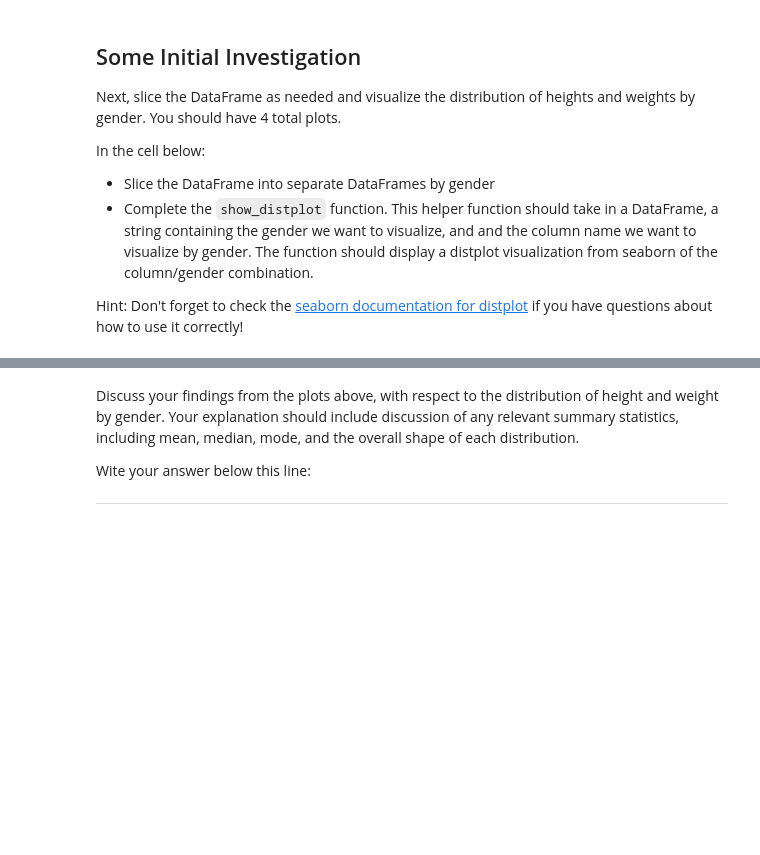
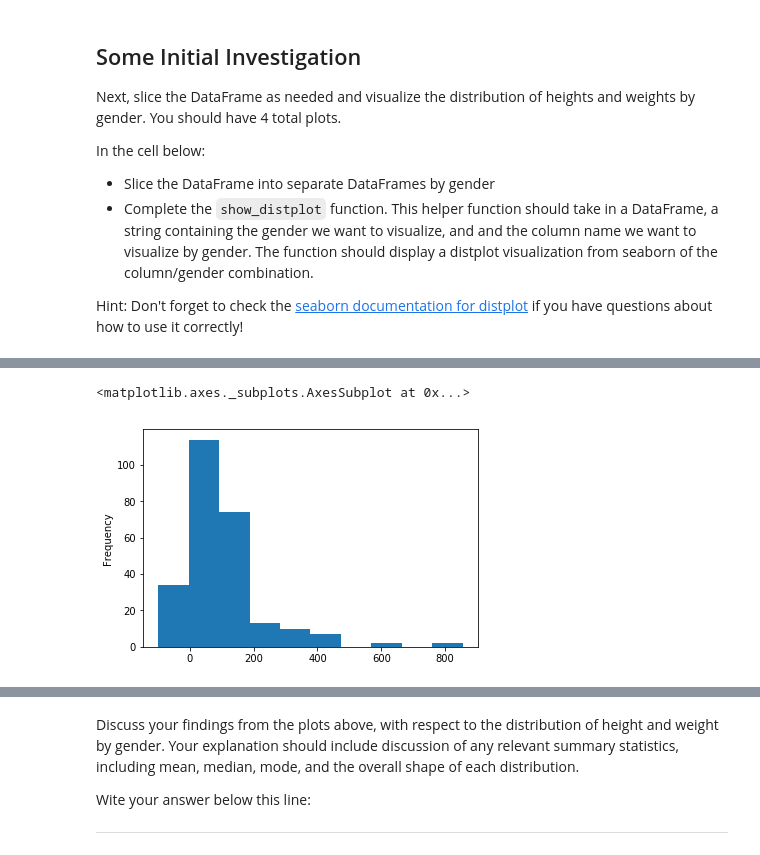
Before and after one commit to kemepley/dsc-data-cleaning-project-dc-ds-career-042219, a Jupyter notebook: Data Cleaning Project.ipynb, the cells around one changed output, grey strips where cells are left out. Drawn from its saved outputs; the diff is of its cells as text; code cells hidden in the pictures; blank space fills up the shorter version.

```diff
--- a/Data Cleaning Project.ipynb
+++ b/Data Cleaning Project.ipynb
@@ -223,4 +231,8 @@ def show_distplot(dataframe, gender, column_name):
 # %%
 # Male Weight
+show_distplot(hero_powers_df, 'Male', 'Weight')
+# %% [output]
+<matplotlib.axes._subplots.AxesSubplot at 0x...>
+[figure, added]
 # %%
 # Female Height
```
Also changed, not shown: parts of 7 cells of this notebook.
